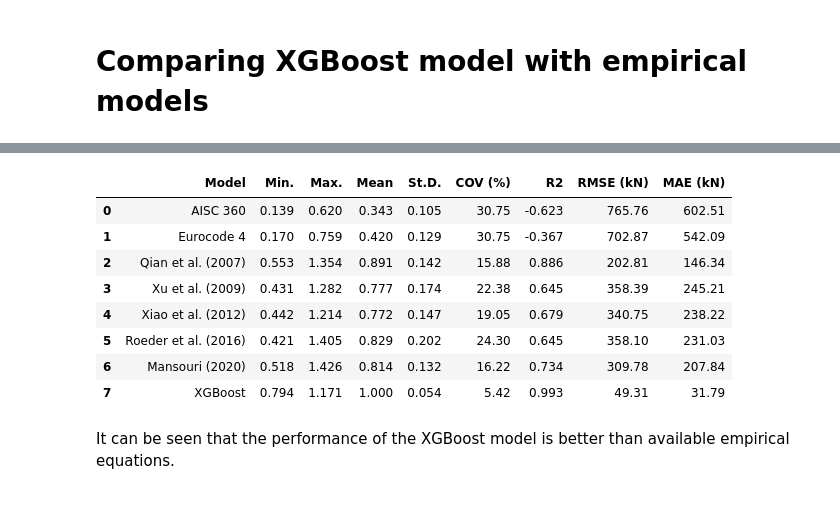
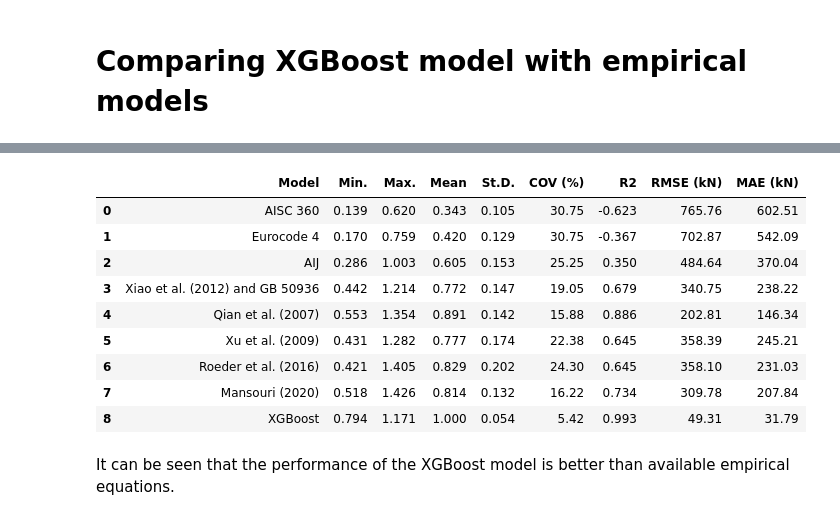
Before and after one commit to mansouri-83/Shear-strength-CFST, a Jupyter notebook: Shear-strength-CFST.ipynb, the cells around one changed output, grey strips where cells are left out. Saved outputs shown, nothing was run; the diff lists cells and outputs as text; code cells hidden in the pictures.

```diff
--- a/Shear-strength-CFST.ipynb
+++ b/Shear-strength-CFST.ipynb
@@ -1532,6 +1517,26 @@ empirical_comparison.loc[len(empirical_comparison)] = ('Eurocode 4',
                                             round(np.sqrt(mean_squared_error(em_data['Vexp (KN)'], em_data['V_EC4 (kN)'])),2),
                                             round(mean_absolute_error(em_data['Vexp (KN)'], em_data['V_EC4 (kN)']),2))
 
+empirical_comparison.loc[len(empirical_comparison)] = ('AIJ',
+                                            round(np.min(em_data['V_AIJ/Vexp']),3),
+                                            round(np.max(em_data['V_AIJ/Vexp']),3),
+                                            round(np.mean(em_data['V_AIJ/Vexp']),3),
+                                            round(np.std(em_data['V_AIJ/Vexp']),3),
+                                            round(np.std(em_data['V_AIJ/Vexp'])/np.mean(em_data['V_AIJ/Vexp'])*100,2),
+                                            round(r2_score(em_data['Vexp (KN)'], em_data['V_AIJ (kN)']),3),
+                                            round(np.sqrt(mean_squared_error(em_data['Vexp (KN)'], em_data['V_AIJ (kN)'])),2),
+                                            round(mean_absolute_error(em_data['Vexp (KN)'], em_data['V_AIJ (kN)']),2))
+
+empirical_comparison.loc[len(empirical_comparison)] = ('Xiao et al. (2012) and GB 50936',
+                                            round(np.min(em_data['V_Xiao/Vexp']),3),
+                                            round(np.max(em_data['V_Xiao/Vexp']),3),
+                                            round(np.mean(em_data['V_Xiao/Vexp']),3),
+                                            round(np.std(em_data['V_Xiao/Vexp']),3),
+                                            round(np.std(em_data['V_Xiao/Vexp'])/np.mean(em_data['V_Xiao/Vexp'])*100,2),
+                                            round(r2_score(em_data['Vexp (KN)'], em_data['V_Xiao(kN)']),3),
+                                            round(np.sqrt(mean_squared_error(em_data['Vexp (KN)'], em_data['V_Xiao(kN)'])),2),
+                                            round(mean_absolute_error(em_data['Vexp (KN)'], em_data['V_Xiao(kN)']),2))
+
 empirical_comparison.loc[len(empirical_comparison)] = ('Qian et al. (2007)',
                                             round(np.min(em_data['V_Qian/Vexp']),3),
                                             round(np.max(em_data['V_Qian/Vexp']),3),
@@ -1551,16 +1556,6 @@ empirical_comparison.loc[len(empirical_comparison)] = ('Xu et al. (2009)',
                                             round(r2_score(em_data['Vexp (KN)'], em_data['V_Xu (kN)']),3),
                                             round(np.sqrt(mean_squared_error(em_data['Vexp (KN)'], em_data['V_Xu (kN)'])),2),
                                             round(mean_absolute_error(em_data['Vexp (KN)'], em_data['V_Xu (kN)']),2))
-
-empirical_comparison.loc[len(empirical_comparison)] = ('Xiao et al. (2012)',
-                                            round(np.min(em_data['V_Xiao/Vexp']),3),
-                                            round(np.max(em_data['V_Xiao/Vexp']),3),
-                                            round(np.mean(em_data['V_Xiao/Vexp']),3),
-                                            round(np.std(em_data['V_Xiao/Vexp']),3),
-                                            round(np.std(em_data['V_Xiao/Vexp'])/np.mean(em_data['V_Xiao/Vexp'])*100,2),
-                                            round(r2_score(em_data['Vexp (KN)'], em_data['V_Xiao(kN)']),3),
-                                            round(np.sqrt(mean_squared_error(em_data['Vexp (KN)'], em_data['V_Xiao(kN)'])),2),
-                                            round(mean_absolute_error(em_data['Vexp (KN)'], em_data['V_Xiao(kN)']),2))
 
 empirical_comparison.loc[len(empirical_comparison)] = ('Roeder et al. (2016)',
                                             round(np.min(em_data['V_Roeder/Vexp']),3),
@@ -1569,39 +1564,40 @@ empirical_comparison.loc[len(empirical_comparison)] = ('Roeder et al. (2016)',
                                             round(np.std(em_data['V_Roeder/Vexp']),3),
                                             round(np.std(em_data['V_Roeder/Vexp'])/np.mean(em_data['V_Roeder/Vexp'])*100,2),
                                             round(r2_score(em_data['Vexp (KN)'], em_data['V_Roeder (kN)']),3),
                                             round(np.sqrt(mean_squared_error(em_data['Vexp (KN)'], em_data['V_Roeder (kN)'])),2),
                                             round(mean_absolute_error(em_data['Vexp (KN)'], em_data['V_Roeder (kN)']),2))
 
 empirical_comparison.loc[len(empirical_comparison)] = ('Mansouri (2020)',
                                             round(np.min(em_data['V_Mansouri/Vexp']),3),
                                             round(np.max(em_data['V_Mansouri/Vexp']),3),
                                             round(np.mean(em_data['V_Mansouri/Vexp']),3),
                                             round(np.std(em_data['V_Mansouri/Vexp']),3),
                                             round(np.std(em_data['V_Mansouri/Vexp'])/np.mean(em_data['V_Mansouri/Vexp'])*100,2),
                                             round(r2_score(em_data['Vexp (KN)'], em_data['V_Mansouri (kN)']),3),
                                             round(np.sqrt(mean_squared_error(em_data['Vexp (KN)'], em_data['V_Mansouri (kN)'])),2),
                                             round(mean_absolute_error(em_data['Vexp (KN)'], em_data['V_Mansouri (kN)']),2))
 
 empirical_comparison.loc[len(empirical_comparison)] = ('XGBoost',
                                             round(np.min(Y_xgboost/data['Vtest (kN)']),3),
                                             round(np.max(Y_xgboost/data['Vtest (kN)']),3),
                                             round(np.mean(Y_xgboost/data['Vtest (kN)']),3),
                                             round(np.std(Y_xgboost/data['Vtest (kN)']),3),
                                             round(np.std(Y_xgboost/data['Vtest (kN)'])/np.mean(Y_xgboost/data['Vtest (kN)'])*100,2),
                                             round(r2_score(data['Vtest (kN)'], Y_xgboost),3),
                                             round(np.sqrt(mean_squared_error(data['Vtest (kN)'], Y_xgboost)),2),
                                             round(mean_absolute_error(data['Vtest (kN)'], Y_xgboost),2))
 empirical_comparison
 # %% [output]
 |  | Model | Min. | Max. | Mean | St.D. | COV (%) | R2 | RMSE (kN) | MAE (kN) |
 | 0 | AISC 360 | 0.139 | 0.620 | 0.343 | 0.105 | 30.75 | -0.623 | 765.76 | 602.51 |
 | 1 | Eurocode 4 | 0.170 | 0.759 | 0.420 | 0.129 | 30.75 | -0.367 | 702.87 | 542.09 |
-| 2 | Qian et al. (2007) | 0.553 | 1.354 | 0.891 | 0.142 | 15.88 | 0.886 | 202.81 | 146.34 |
-| 3 | Xu et al. (2009) | 0.431 | 1.282 | 0.777 | 0.174 | 22.38 | 0.645 | 358.39 | 245.21 |
-| 4 | Xiao et al. (2012) | 0.442 | 1.214 | 0.772 | 0.147 | 19.05 | 0.679 | 340.75 | 238.22 |
-| 5 | Roeder et al. (2016) | 0.421 | 1.405 | 0.829 | 0.202 | 24.30 | 0.645 | 358.10 | 231.03 |
-| 6 | Mansouri (2020) | 0.518 | 1.426 | 0.814 | 0.132 | 16.22 | 0.734 | 309.78 | 207.84 |
-| 7 | XGBoost | 0.794 | 1.171 | 1.000 | 0.054 | 5.42 | 0.993 | 49.31 | 31.79 |
+| 2 | AIJ | 0.286 | 1.003 | 0.605 | 0.153 | 25.25 | 0.350 | 484.64 | 370.04 |
+| 3 | Xiao et al. (2012) and GB 50936 | 0.442 | 1.214 | 0.772 | 0.147 | 19.05 | 0.679 | 340.75 | 238.22 |
+| 4 | Qian et al. (2007) | 0.553 | 1.354 | 0.891 | 0.142 | 15.88 | 0.886 | 202.81 | 146.34 |
+| 5 | Xu et al. (2009) | 0.431 | 1.282 | 0.777 | 0.174 | 22.38 | 0.645 | 358.39 | 245.21 |
+| 6 | Roeder et al. (2016) | 0.421 | 1.405 | 0.829 | 0.202 | 24.30 | 0.645 | 358.10 | 231.03 |
+| 7 | Mansouri (2020) | 0.518 | 1.426 | 0.814 | 0.132 | 16.22 | 0.734 | 309.78 | 207.84 |
+| 8 | XGBoost | 0.794 | 1.171 | 1.000 | 0.054 | 5.42 | 0.993 | 49.31 | 31.79 |
 # %% [markdown]
 It can be seen that the performance of the XGBoost model is better than available empirical equations.
 # %% [markdown]
```
Also changed, not shown: parts of 38 cells of this notebook.
